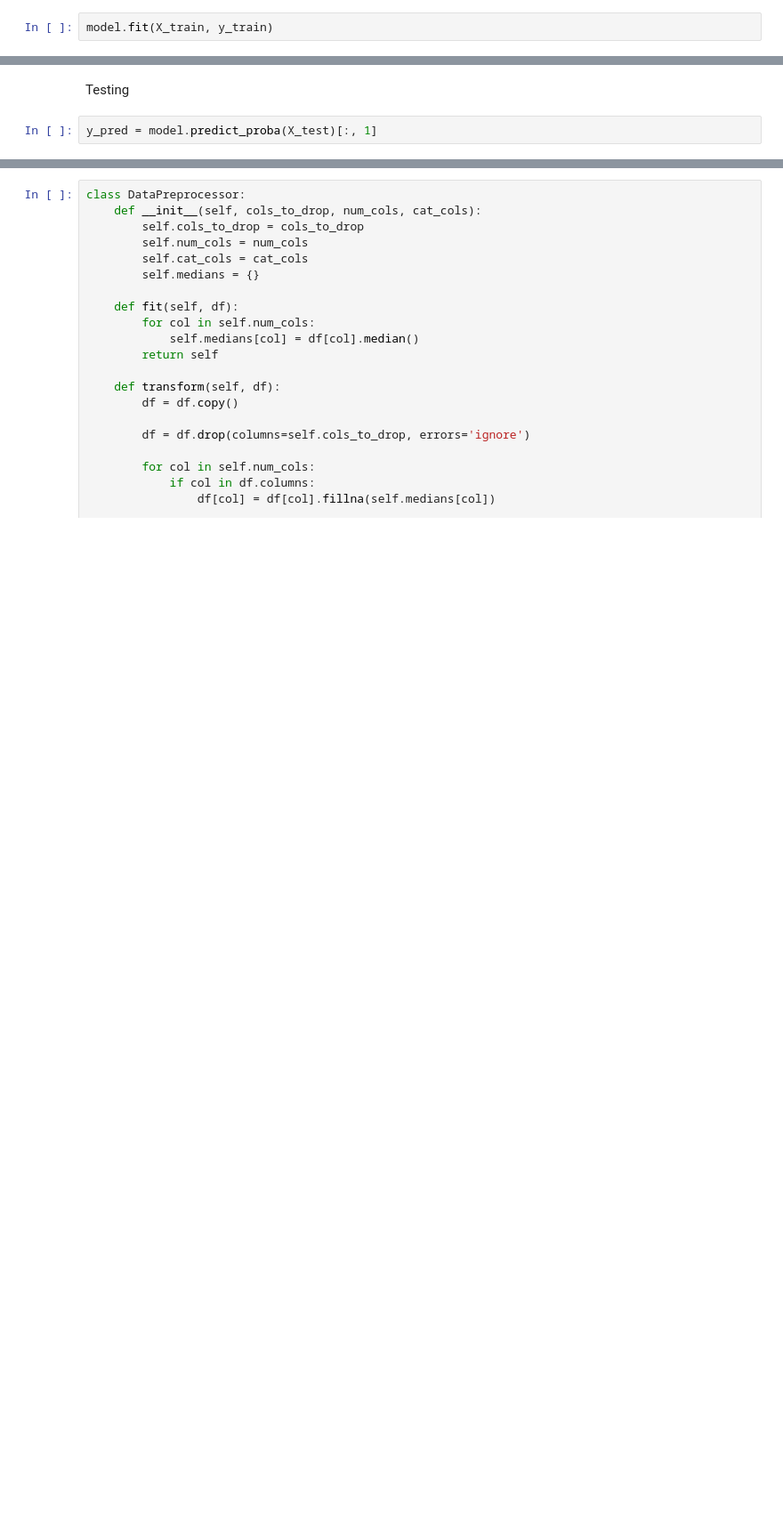
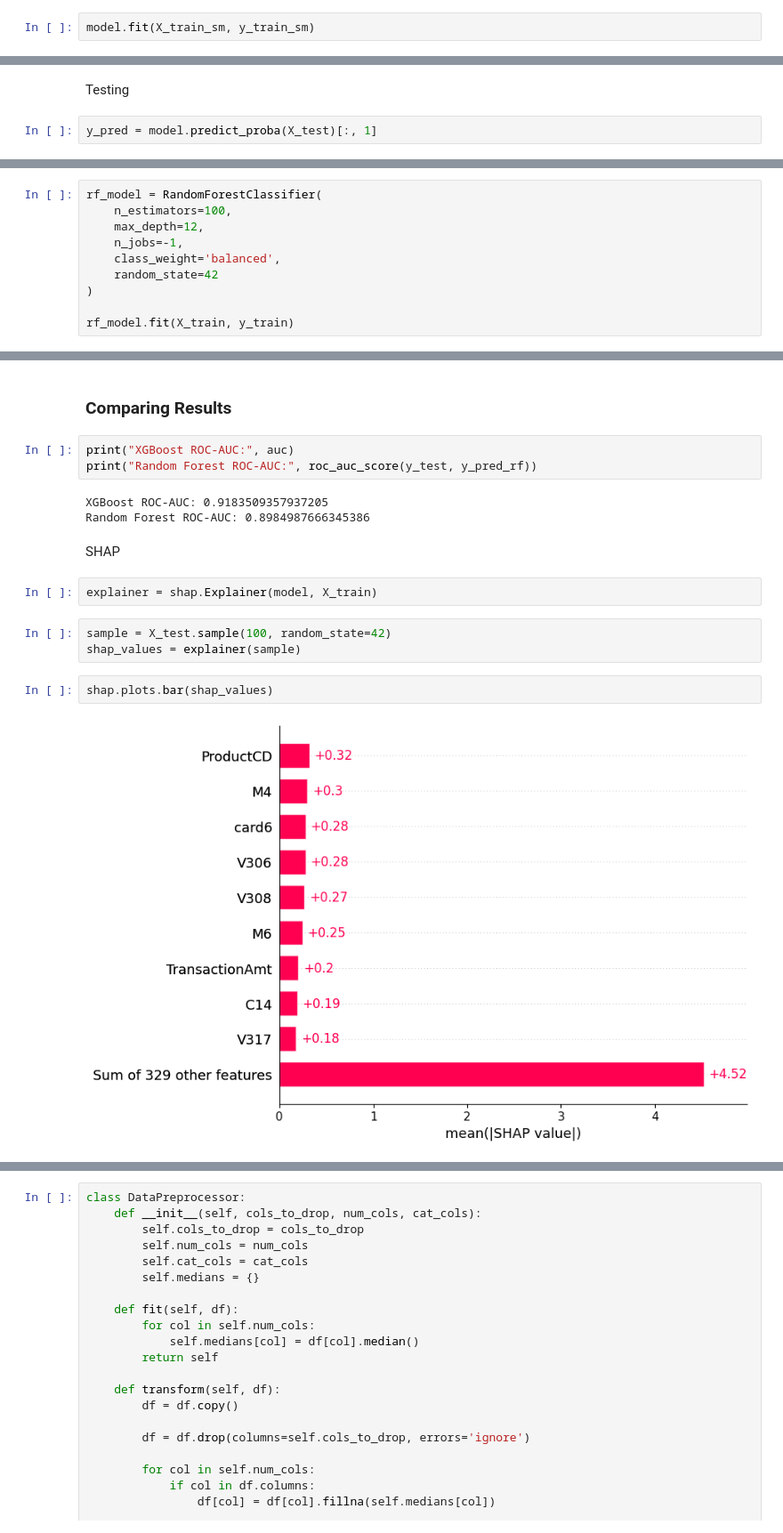
Before and after one commit to hr-k001/Fraud-Detection-System, a Jupyter notebook: notebooks/training.ipynb, the cells around one changed output, grey strips where cells are left out. Shown at 89% size. Drawn from its saved outputs; the diff is of its cells as text; blank space fills up the shorter version.

Commit message:
SMOTE + SHAP + Random Forest Comparison

```diff
--- a/notebooks/training.ipynb
+++ b/notebooks/training.ipynb
@@ -226,7 +267,7 @@ model = XGBClassifier(
     tree_method='hist'
 )
 # %%
-model.fit(X_train, y_train)
+model.fit(X_train_sm, y_train_sm)
 # %% [output]
 XGBClassifier(base_score=None, booster=None, callbacks=None,
               colsample_bylevel=None, colsample_bynode=None,
@@ -250,0 +325,10 @@ np.float64(0.9230984229300098)
+# %%
+rf_model = RandomForestClassifier(
+    n_estimators=100,
+    max_depth=12,
+    n_jobs=-1,
+    class_weight='balanced',
+    random_state=42
+)
+
+rf_model.fit(X_train, y_train)
@@ -250,0 +372,19 @@ np.float64(0.9230984229300098)
+# %% [markdown]
+### Comparing Results
+# %%
+print("XGBoost ROC-AUC:", auc)
+print("Random Forest ROC-AUC:", roc_auc_score(y_test, y_pred_rf))
+# %% [output]
+XGBoost ROC-AUC: 0.9183509357937205
+Random Forest ROC-AUC: 0.8984987666345386
+# %% [markdown]
+SHAP
+# %%
+explainer = shap.Explainer(model, X_train)
+# %%
+sample = X_test.sample(100, random_state=42)
+shap_values = explainer(sample)
+# %%
+shap.plots.bar(shap_values)
+# %% [output]
+[figure, added]
```
Also changed, not shown: parts of 28 cells of this notebook, 3 other files.
